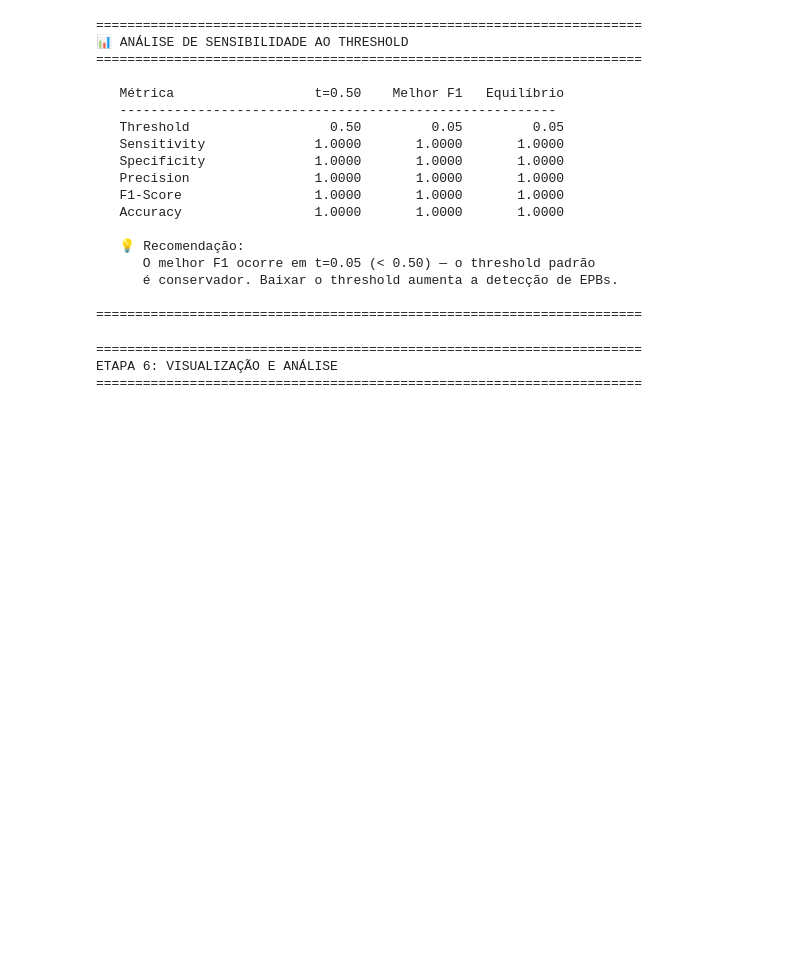
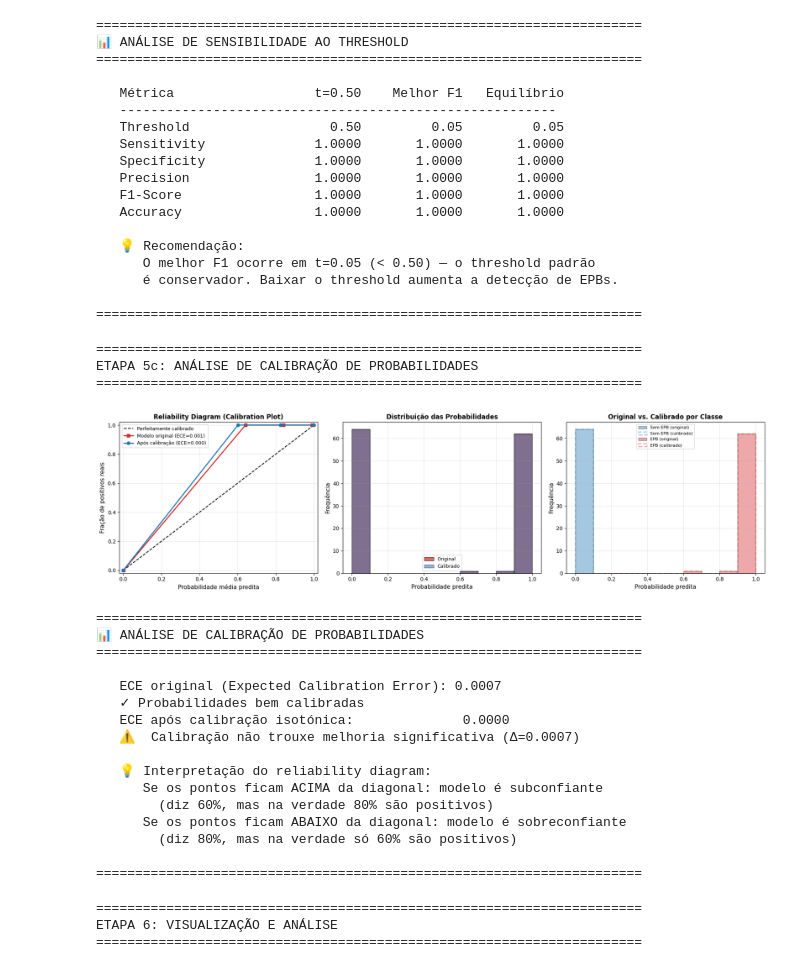
Before and after one commit to albertoivo/masters-degree, a Jupyter notebook: code/epb_detection_system.ipynb, the cells around one changed output. Saved outputs shown, nothing was run; the diff lists cells and outputs as text; code cells hidden in the pictures; blank space fills up the shorter version.

```diff
--- a/code/epb_detection_system.ipynb
+++ b/code/epb_detection_system.ipynb
@@ -252,6 +252,45 @@ ETAPA 5b: ANÁLISE DE SENSIBILIDADE AO THRESHOLD
       é conservador. Baixar o threshold aumenta a detecção de EPBs.
 
 ======================================================================
+# %%
+# ========== ETAPA 5c: ANÁLISE DE CALIBRAÇÃO DE PROBABILIDADES ==========
+print("="*70)
+print("ETAPA 5c: ANÁLISE DE CALIBRAÇÃO DE PROBABILIDADES")
+print("="*70)
+
+# Prepara features normalizadas para calibração comparativa
+X_train_feat = system.scaler.transform(system.extract_features(X_train))
+X_test_feat = system.scaler.transform(system.extract_features(X_test))
+
+fig_cal, cal_stats = plot_calibration_analysis(
+    y_true=y_test,
+    y_proba=y_proba,
+    system=system,
+    X_train_features=X_train_feat,
+    y_train=y_train,
+    X_test_features=X_test_feat,
+)
+# %% [output]
+======================================================================
+ETAPA 5c: ANÁLISE DE CALIBRAÇÃO DE PROBABILIDADES
+======================================================================
+[figure, added]
+======================================================================
+📊 ANÁLISE DE CALIBRAÇÃO DE PROBABILIDADES
+======================================================================
+
+   ECE original (Expected Calibration Error): 0.0007
+   ✓ Probabilidades bem calibradas
+   ECE após calibração isotónica:              0.0000
+   ⚠️  Calibração não trouxe melhoria significativa (Δ=0.0007)
+
+   💡 Interpretação do reliability diagram:
+      Se os pontos ficam ACIMA da diagonal: modelo é subconfiante
+        (diz 60%, mas na verdade 80% são positivos)
+      Se os pontos ficam ABAIXO da diagonal: modelo é sobreconfiante
+        (diz 80%, mas na verdade só 60% são positivos)
+
+======================================================================
 # %%
 # ========== ETAPA 6: VISUALIZAÇÃO E ANÁLISE ==========
 print("="*70)
```
Also changed, not shown: parts of 2 cells of this notebook, 1 other file.
